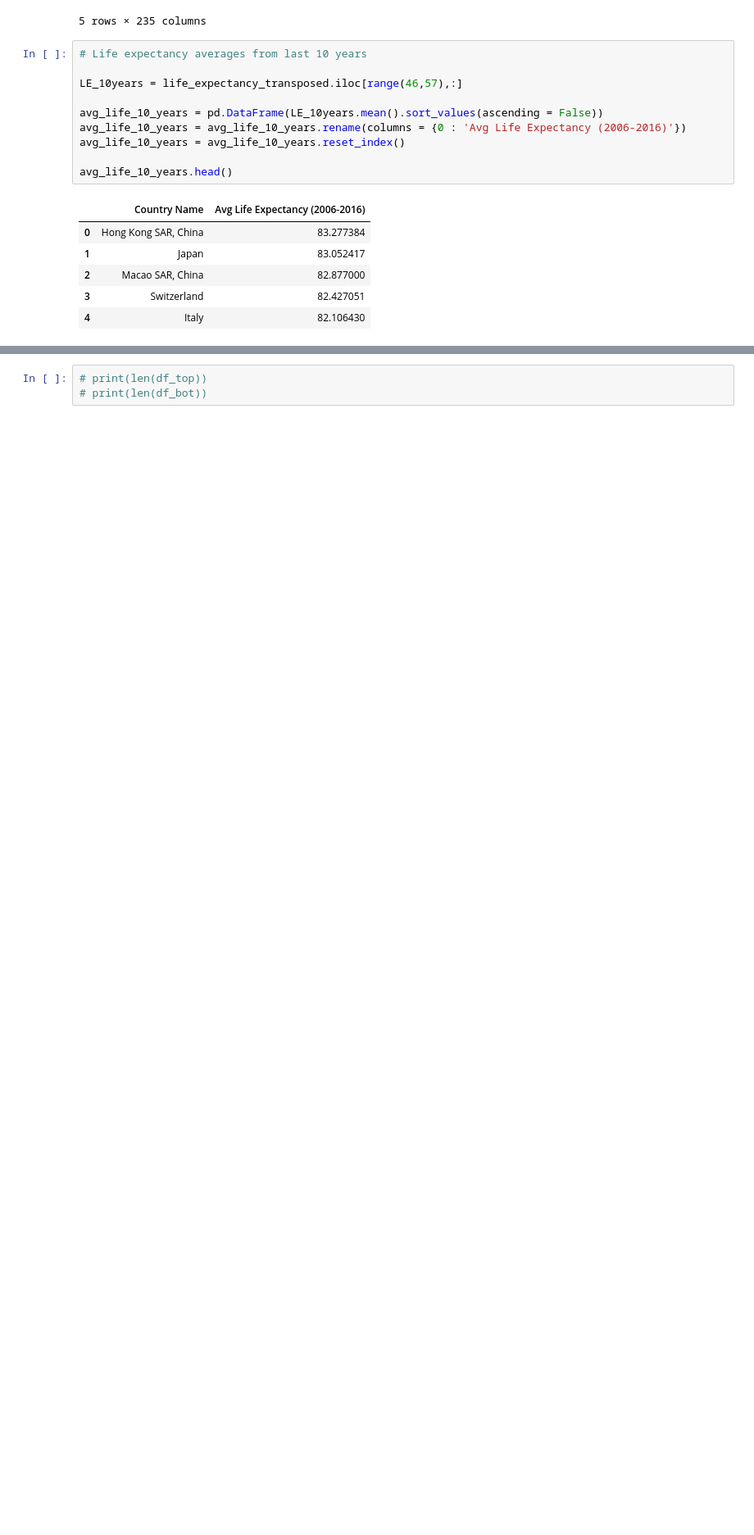
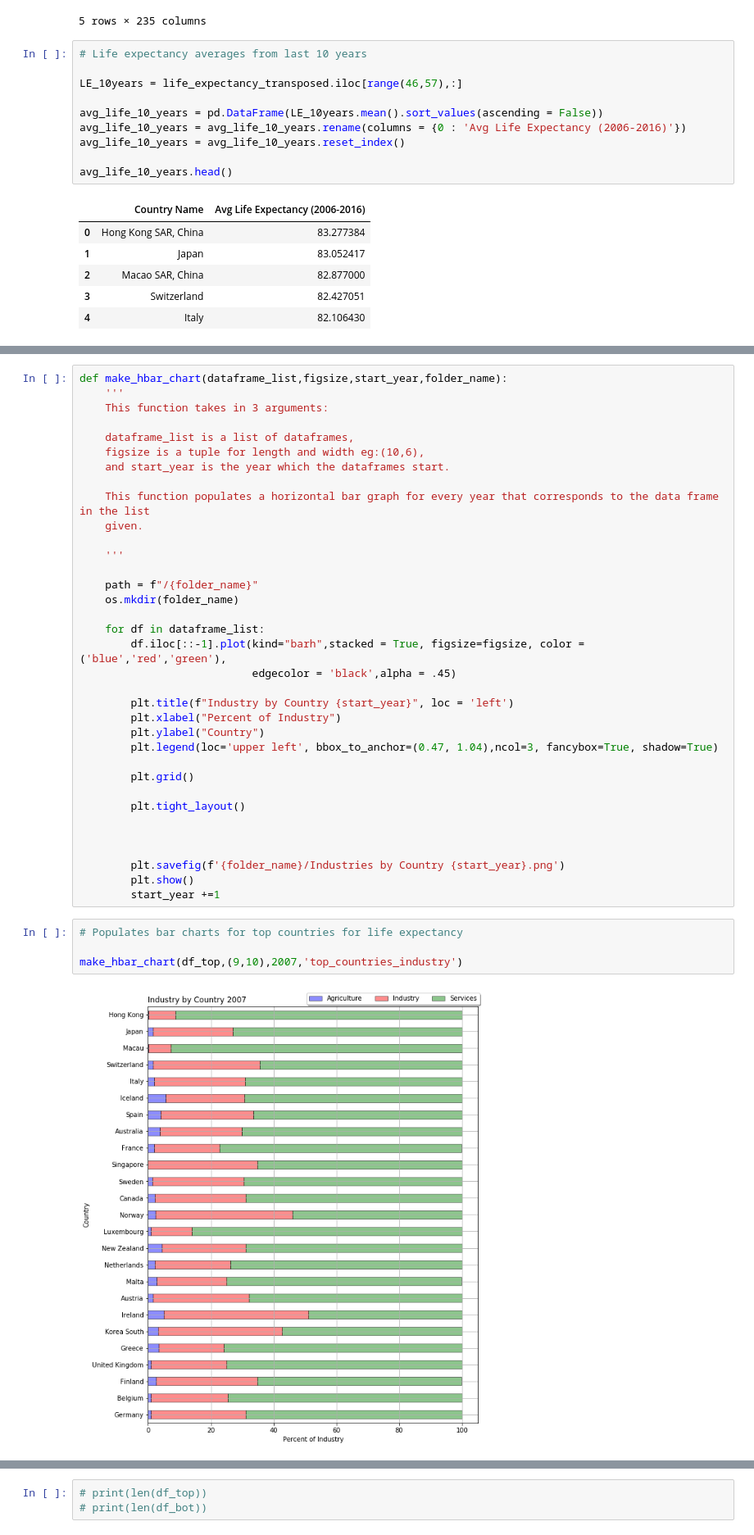
Before and after one commit to rdhaliwal96/group_collaboration, a Jupyter notebook: rafael/world_population_data.ipynb, the cells around one changed output, grey strips where cells are left out. Shown at 82% size. Saved outputs shown, nothing was run; the diff lists cells and outputs as text; blank space fills up the shorter version.

Commit message:
added animated graphs

```diff
--- a/rafael/world_population_data.ipynb
+++ b/rafael/world_population_data.ipynb
@@ -264,0 +209,41 @@ plt.show()
+# %%
+def make_hbar_chart(dataframe_list,figsize,start_year,folder_name):
+    '''
+    This function takes in 3 arguments:
+
+    dataframe_list is a list of dataframes,
+    figsize is a tuple for length and width eg:(10,6),
+    and start_year is the year which the dataframes start.
+
+    This function populates a horizontal bar graph for every year that corresponds to the data frame in the list
+    given.
+
+    '''
+
+    path = f"/{folder_name}"
+    os.mkdir(folder_name)
+
+    for df in dataframe_list:
+        df.iloc[::-1].plot(kind="barh",stacked = True, figsize=figsize, color = ('blue','red','green'),
+                           edgecolor = 'black',alpha = .45)
+
+        plt.title(f"Industry by Country {start_year}", loc = 'left')
+        plt.xlabel("Percent of Industry")
+        plt.ylabel("Country")
+        plt.legend(loc='upper left', bbox_to_anchor=(0.47, 1.04),ncol=3, fancybox=True, shadow=True)
+
+        plt.grid()
+
+        plt.tight_layout()
+
+
+
+        plt.savefig(f'{folder_name}/Industries by Country {start_year}.png')
+        plt.show()
+        start_year +=1
+# %%
+# Populates bar charts for top countries for life expectancy
+
+make_hbar_chart(df_top,(9,10),2007,'top_countries_industry')
+# %% [output]
+[figure, added]
```
Also changed, not shown: parts of 26 cells of this notebook, 43 other files.
